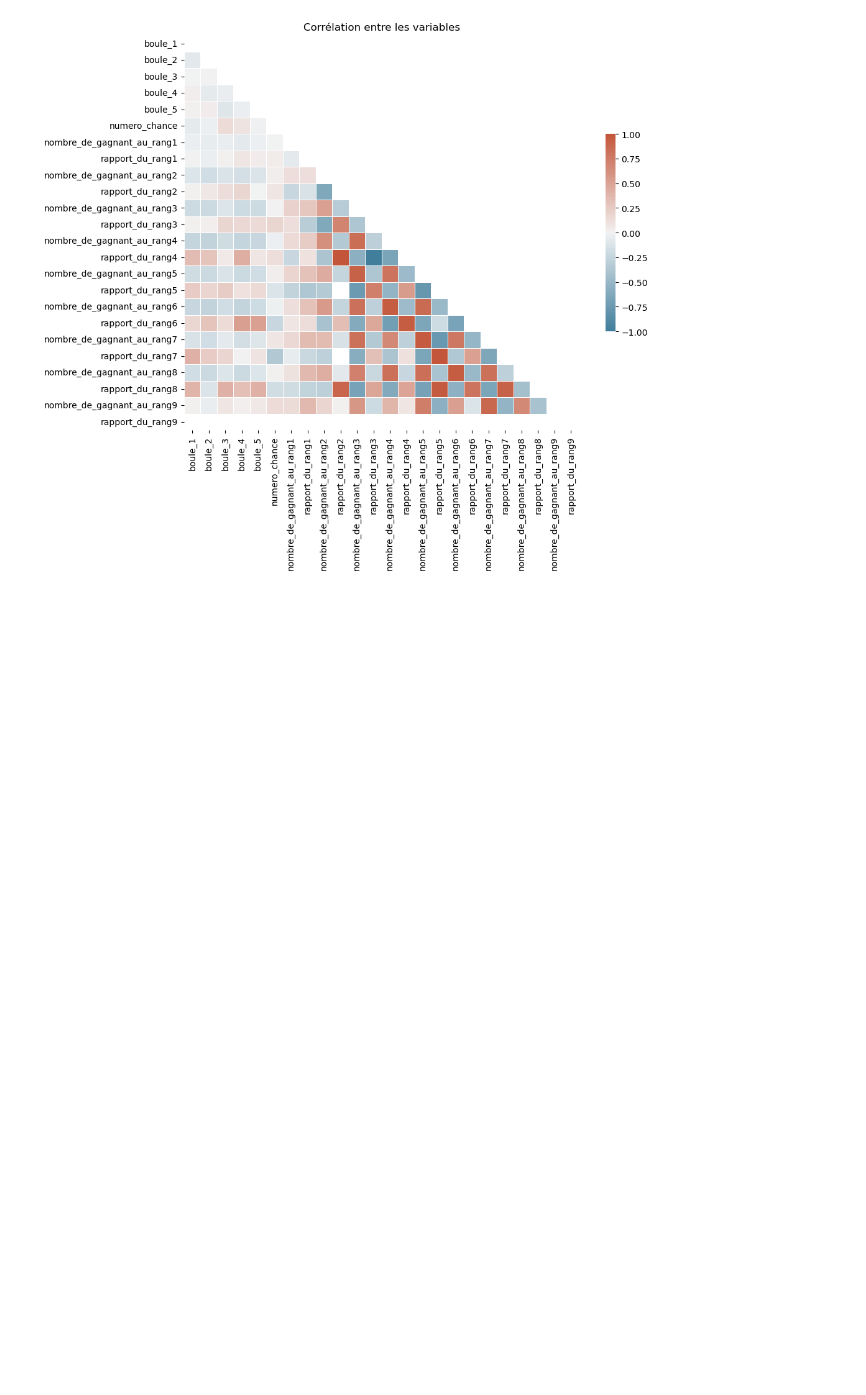
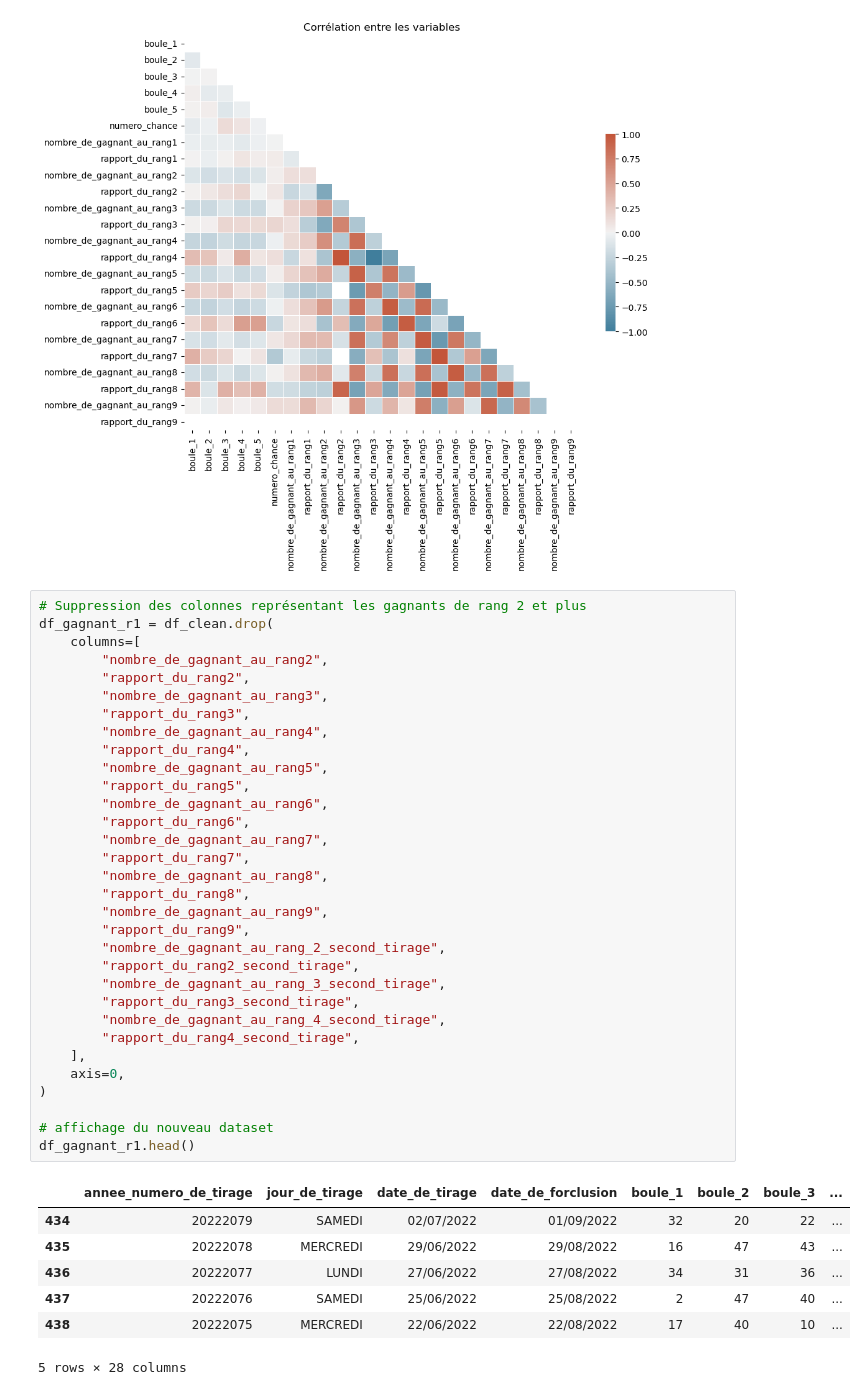
Before and after one commit to AxelArcidiaco/loto_gagnant_prediction, a Jupyter notebook: loto_gagnant_prediction.ipynb, the cells around one changed output. Cells and saved outputs as stored; diff of their text form; blank space fills up the shorter version.

```diff
--- a/loto_gagnant_prediction.ipynb
+++ b/loto_gagnant_prediction.ipynb
@@ -90,3 +90,43 @@ plt.tight_layout()
 plt.show()
 # %% [output]
 [figure]
+# %%
+# Suppression des colonnes représentant les gagnants de rang 2 et plus
+df_gagnant_r1 = df_clean.drop(
+    columns=[
+        "nombre_de_gagnant_au_rang2",
+        "rapport_du_rang2",
+        "nombre_de_gagnant_au_rang3",
+        "rapport_du_rang3",
+        "nombre_de_gagnant_au_rang4",
+        "rapport_du_rang4",
+        "nombre_de_gagnant_au_rang5",
+        "rapport_du_rang5",
+        "nombre_de_gagnant_au_rang6",
+        "rapport_du_rang6",
+        "nombre_de_gagnant_au_rang7",
+        "rapport_du_rang7",
+        "nombre_de_gagnant_au_rang8",
+        "rapport_du_rang8",
+        "nombre_de_gagnant_au_rang9",
+        "rapport_du_rang9",
+        "nombre_de_gagnant_au_rang_2_second_tirage",
+        "rapport_du_rang2_second_tirage",
+        "nombre_de_gagnant_au_rang_3_second_tirage",
+        "rapport_du_rang3_second_tirage",
+        "nombre_de_gagnant_au_rang_4_second_tirage",
+        "rapport_du_rang4_second_tirage",
+    ],
+    axis=0,
+)
+
+# affichage du nouveau dataset
+df_gagnant_r1.head()
+# %% [output]
+|  | annee_numero_de_tirage | jour_de_tirage | date_de_tirage | date_de_forclusion | boule_1 | boule_2 | boule_3 | ... |
+| 434 | 20222079 | SAMEDI | 02/07/2022 | 01/09/2022 | 32 | 20 | 22 | ... |
+| 435 | 20222078 | MERCREDI | 29/06/2022 | 29/08/2022 | 16 | 47 | 43 | ... |
+| 436 | 20222077 | LUNDI | 27/06/2022 | 27/08/2022 | 34 | 31 | 36 | ... |
+| 437 | 20222076 | SAMEDI | 25/06/2022 | 25/08/2022 | 2 | 47 | 40 | ... |
+| 438 | 20222075 | MERCREDI | 22/06/2022 | 22/08/2022 | 17 | 40 | 10 | ... |
+5 rows × 28 columns
```
Also changed, not shown: parts of 3 cells of this notebook.
